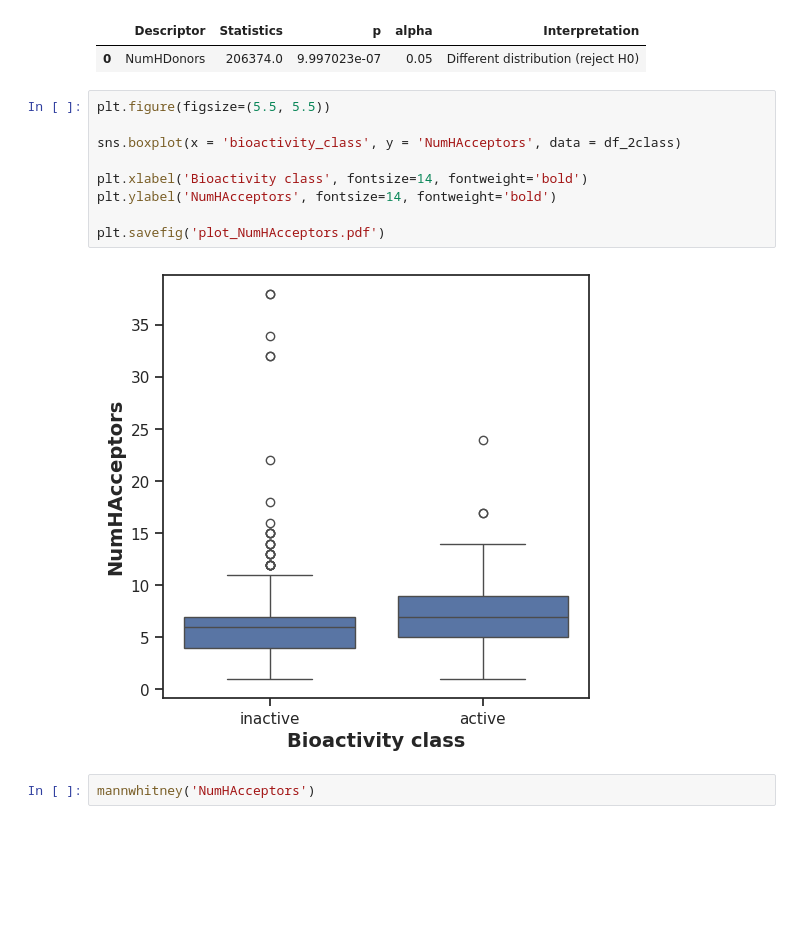
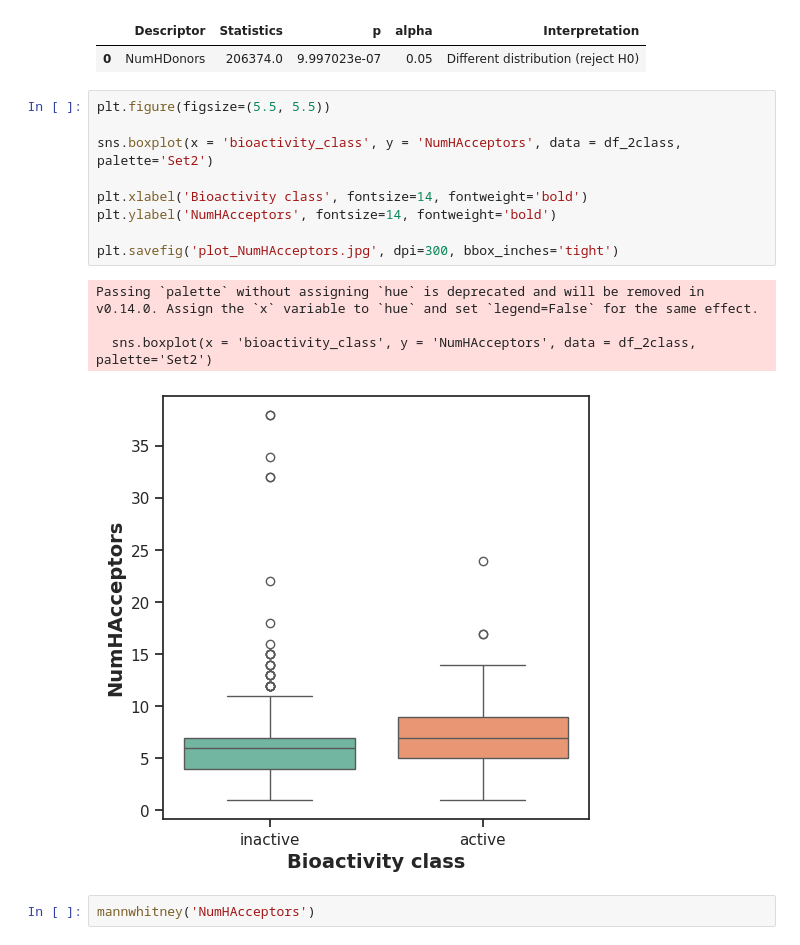
Before and after one commit to Vanitha-Jain/capstone, a Jupyter notebook: Exploratory_analysis.ipynb, the cells around one changed output. Cells and saved outputs as stored; diff of their text form; blank space fills up the shorter version.

```diff
--- a/Exploratory_analysis.ipynb
+++ b/Exploratory_analysis.ipynb
@@ -405,14 +420,17 @@ mannwhitney('NumHDonors')
 # %%
 plt.figure(figsize=(5.5, 5.5))
 
-sns.boxplot(x = 'bioactivity_class', y = 'NumHAcceptors', data = df_2class)
+sns.boxplot(x = 'bioactivity_class', y = 'NumHAcceptors', data = df_2class, palette='Set2')
 
 plt.xlabel('Bioactivity class', fontsize=14, fontweight='bold')
 plt.ylabel('NumHAcceptors', fontsize=14, fontweight='bold')
 
-plt.savefig('plot_NumHAcceptors.pdf')
+plt.savefig('plot_NumHAcceptors.jpg', dpi=300, bbox_inches='tight')
 # %% [output]
+Passing `palette` without assigning `hue` is deprecated and will be removed in v0.14.0. Assign the `x` variable to `hue` and set `legend=False` for the same effect.
+
+  sns.boxplot(x = 'bioactivity_class', y = 'NumHAcceptors', data = df_2class, palette='Set2')
-[figure, old version]
+[figure, new version]
 # %%
 mannwhitney('NumHAcceptors')
 # %% [output]
```
Also changed, not shown: parts of 9 cells of this notebook.
